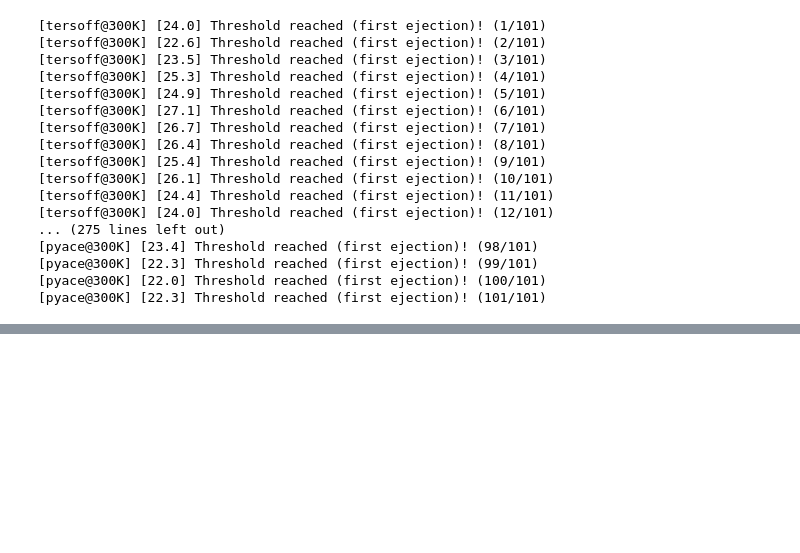
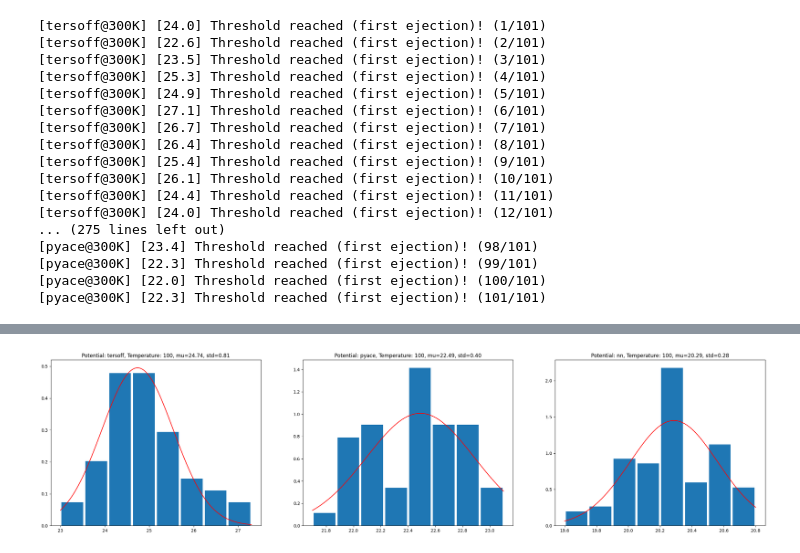
Before and after one commit to MaxNeg8/Simulating-irradiation-stability-of-2D-materials, a Jupyter notebook: Simulating irradiation stability of 2D materials.ipynb, the cells around one changed output, grey strips where cells are left out. Cells and saved outputs as stored; diff of their text form; code cells hidden in the pictures; blank space fills up the shorter version.

```diff
--- a/Simulating irradiation stability of 2D materials.ipynb
+++ b/Simulating irradiation stability of 2D materials.ipynb
@@ -579,0 +663,85 @@ plt.hist(thresholds["tersoff@100"], bins=15)
+# %%
+# Doing the plots separated by temperature for 8 bins per potential with histogram
+
+loaded_results, potentials, temps = load_all_results()
+
+temp_results = {temp: {key.split("@")[0]: loaded_results[key] for key in loaded_results.keys() if int(key.split("@")[1]) == temp} for temp in temps}
+
+n_bin = 8
+
+fit_params = {potential: {} for potential in potentials}
+
+for temp in temp_results.keys():
+    n_potentials = len(temp_results[temp].keys())
+    fig, ax = plt.subplots(1, n_potentials, figsize=(10*n_potentials, 7))
+    for i, potential in enumerate(temp_results[temp]):
+        result = temp_results[temp][potential]
+        pdf, bins = np.histogram(result, density=True, bins=n_bin)
+        bin_centers = (bins[1:] + bins[:-1])/2
+
+        bin_width = (bins[1:] - bins[:-1])[0]
+
+        p0 = [np.mean(result), np.std(result)]
+
+        popt, pcov = sc.optimize.curve_fit(normal, bin_centers, pdf, p0=p0)
+        mu, sigma = popt[0], popt[1]
+
+        fit_params[potential][temp] = (popt, bins[0], bins[-1])
+
+        x = np.arange(bins[0], bins[-1], 0.01)
+
+        ax[i].bar(bin_centers, pdf, align="center", width=bin_width/1.1)
+        ax[i].plot(x, normal(x, *popt), color="red")
+
+        ax[i].set_title(f"Potential: {potential}, Temperature: {temp}, mu={mu:0.2f}, std={sigma:0.2f}")
+
+    plt.show()
+
+# PDFs for different temperatures per potential
+
+n_potentials = len(fit_params.keys())
+
+fig, ax = plt.subplots(1, n_potentials, figsize=(10*n_potentials, 7))
+
+for i, potential in enumerate(fit_params.keys()):
+    x_min, x_max = 1000, 0
+    for temp in fit_params[potential].keys():
+        params = fit_params[potential][temp]
+        if params[1] < x_min:
+            x_min = params[1]
+        if params[2] > x_max:
+            x_max = params[2]
+    for temp in fit_params[potential].keys():
+        params = fit_params[potential][temp]
+        FWHM = 2.355*params[0][1]
+
+        x = np.arange(0.95*x_min, 1.05*x_max, 0.01)
+
+        ax[i].plot(x, normal(x, *params[0]), label=f"T = {temp} K, $\mu$ = {params[0][0]:0.2f}, FWHM = {FWHM:0.2f}")
+
+    ax[i].set_title(f"PDF of threshold energy for {potential}")
+    ax[i].legend()
+    ax[i].set_xlabel("Threshold energy [eV]")
+    ax[i].set_ylabel("PDF for ejection")
+
+plt.show()
+
+# FWHMs per potential as a function of temperature
+
+fig, ax = plt.subplots(1, n_potentials, figsize=(10*n_potentials, 7))
+
+for i, potential in enumerate(fit_params.keys()):
+    FWHMs = []
+    for temp in fit_params[potential].keys():
+        params = fit_params[potential][temp]
+        FWHMs.append(2.355*params[0][1])
+
+    ax[i].scatter(list(fit_params[potential].keys()), FWHMs)
+
+    ax[i].set_title(f"FWHMs of PDF of threshold energies for {potential}")
+    ax[i].set_xlabel("Temperature [K]")
+    ax[i].set_ylabel("FWHM [eV]")
+
+plt.show()
+# %% [output]
+[figure, added]
```
Also changed, not shown: parts of 7 cells of this notebook.
